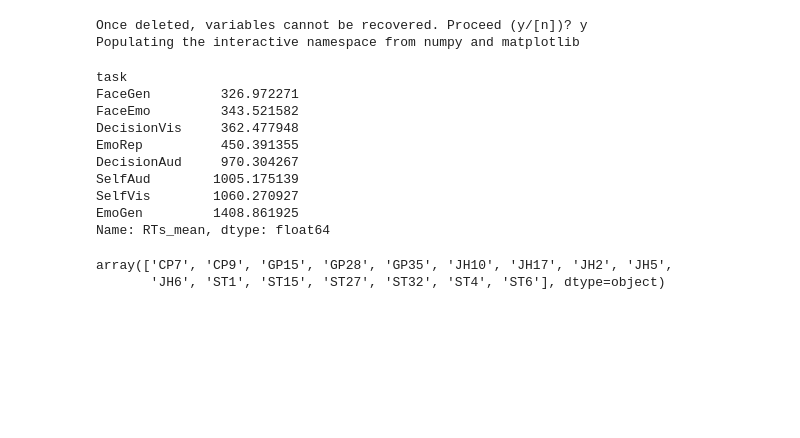
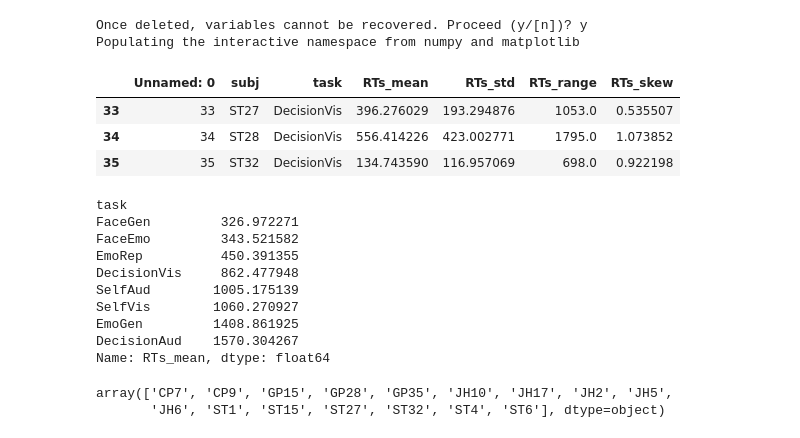
Before and after one commit to matarhaller/ECOGpy, a Jupyter notebook: notebooks/for_paper/RTs.ipynb, the cells around one changed output. Saved outputs shown, nothing was run; the diff lists cells and outputs as text; code cells hidden in the pictures; blank space fills up the shorter version.

```diff
--- a/notebooks/for_paper/RTs.ipynb
+++ b/notebooks/for_paper/RTs.ipynb
@@ -25,3 +25,10 @@ reconlist = pd.read_csv(reconlist)
 # %%
 filename = os.path.join(SJdir,'PCA', 'RTs','RT_summary_offsets.csv')
 dfRT = pd.read_csv(filename)
+# %%
+dfRT.loc[(dfRT.task == 'DecisionVis')]
+# %% [output]
+|  | Unnamed: 0 | subj | task | RTs_mean | RTs_std | RTs_range | RTs_skew |
+| 33 | 33 | ST27 | DecisionVis | 396.276029 | 193.294876 | 1053.0 | 0.535507 |
+| 34 | 34 | ST28 | DecisionVis | 556.414226 | 423.002771 | 1795.0 | 1.073852 |
+| 35 | 35 | ST32 | DecisionVis | 134.743590 | 116.957069 | 698.0 | 0.922198 |
@@ -28,16 +38,16 @@ dfRT = pd.read_csv(filename)
 # %%
-tmp = dfRT.groupby('task').mean().sort('RTs_mean')
+tmp = dfRT.groupby('task').mean().sort_values(by='RTs_mean')
 tmp['RTs_mean']
 # %% [output]
 task
 FaceGen         326.972271
 FaceEmo         343.521582
-DecisionVis     362.477948
 EmoRep          450.391355
-DecisionAud     970.304267
+DecisionVis     862.477948
 SelfAud        1005.175139
 SelfVis        1060.270927
 EmoGen         1408.861925
+DecisionAud    1570.304267
 Name: RTs_mean, dtype: float64
 # %%
 stim_dur_dict = {'DecisionAud':600, 'DecisionVis':500, 'FaceEmo':300, 'FaceGen':300, 'SelfVis':400}
```
Also changed, not shown: parts of 14 cells of this notebook, 5 other files.
